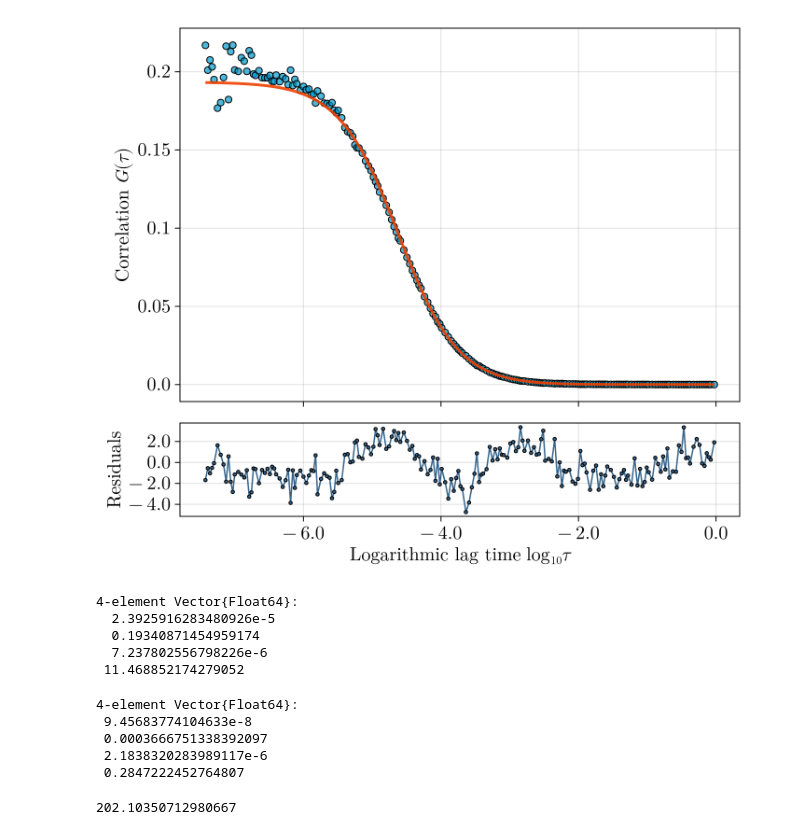
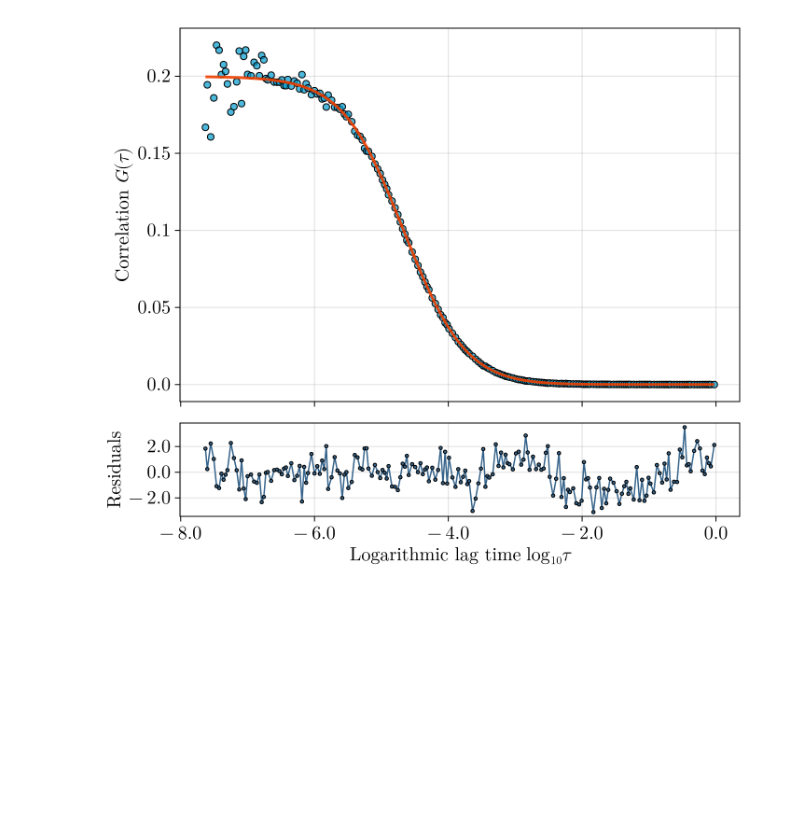
Before and after one commit to LabGradinaru/FluorescenceCorrelationFitting.jl, a Jupyter notebook: examples/fitting.ipynb, the cells around one changed output. Cells and saved outputs as stored; diff of their text form; code cells hidden in the pictures; blank space fills up the shorter version.

```diff
--- a/examples/fitting.ipynb
+++ b/examples/fitting.ipynb
@@ -4,7 +4,7 @@ using DelimitedFiles
 # %%
 data = readdlm(raw"Rhodamine.txt");
 # %%
-start_idx = 20
+start_idx = 15
 end_idx = 217
 
 times = data[start_idx:end_idx,1]
@@ -17,27 +17,7 @@ stddev2 = data[start_idx:end_idx,7]
 stddev3 = data[start_idx:end_idx,8]
 stddev4 = data[start_idx:end_idx,9];
 # %%
-fig, params, errors, aic = fcs_plot(fcs_3d, times, corr3, [1e-4, 0.2, 0.0, 5], wt=1 ./ stddev3.^2)
+fig, fit, scale = fcs_plot(fcs_3d, times, corr3, [1e-4, 0.2, 0.0, 5, 1e-7, 0.1], wt=1 ./ stddev3.^2)
 fig
 # %% [output]
-[figure, old version]
+[figure, new version]
-# %%
-params
-# %% [output]
-4-element Vector{Float64}:
-  2.3925916283480926e-5
-  0.19340871454959174
-  7.237802556798226e-6
- 11.468852174279052
-# %%
-errors
-# %% [output]
-4-element Vector{Float64}:
- 9.45683774104633e-8
- 0.0003666751338392097
- 2.1838320283989117e-6
- 0.2847222452764807
-# %%
-aic
-# %% [output]
-202.10350712980667
```
Also changed, not shown: parts of 8 cells of this notebook, 1 other file.
